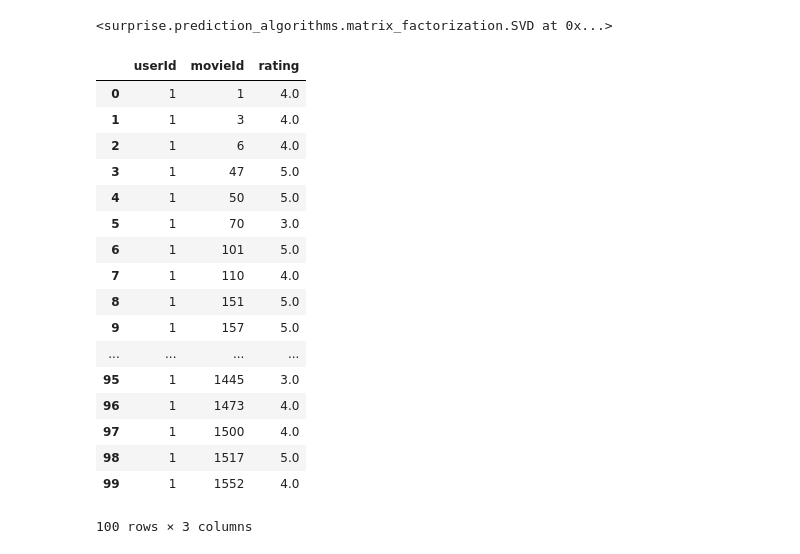
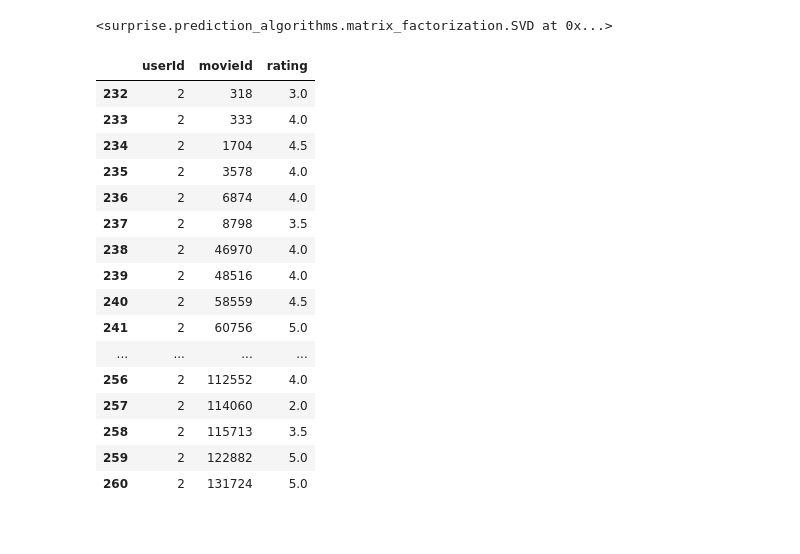
Before and after one commit to raissaccorreia/machine_learning, a Jupyter notebook: Matrix Factorization.ipynb, the cells around one changed output. Saved outputs shown, nothing was run; the diff lists cells and outputs as text; code cells hidden in the pictures.

```diff
--- a/Matrix Factorization.ipynb
+++ b/Matrix Factorization.ipynb
@@ -102,3 +100,6 @@ already_rated, predictions = recommend_movies(preds, 1, movies, ratings, 20)
+# %%
+user = 2 #id of user that will be tested
+already_rated, predictions = recommend_movies(preds, user, movies, ratings, 5)
 # %% [markdown]
 #### Filmes já avaliados pelo usuário
 # %%
@@ -195,24 +168,23 @@ svd.fit(trainset)
 # %% [output]
 <surprise.prediction_algorithms.matrix_factorization.SVD at 0x...>
 # %%
-ratings[ratings['userId'] == 1].head(100)
+ratings[ratings['userId'] == user].head(100)
 # %% [output]
 |  | userId | movieId | rating |
-| 0 | 1 | 1 | 4.0 |
-| 1 | 1 | 3 | 4.0 |
-| 2 | 1 | 6 | 4.0 |
-| 3 | 1 | 47 | 5.0 |
-| 4 | 1 | 50 | 5.0 |
-| 5 | 1 | 70 | 3.0 |
-| 6 | 1 | 101 | 5.0 |
-| 7 | 1 | 110 | 4.0 |
-| 8 | 1 | 151 | 5.0 |
-| 9 | 1 | 157 | 5.0 |
+| 232 | 2 | 318 | 3.0 |
+| 233 | 2 | 333 | 4.0 |
+| 234 | 2 | 1704 | 4.5 |
+| 235 | 2 | 3578 | 4.0 |
+| 236 | 2 | 6874 | 4.0 |
+| 237 | 2 | 8798 | 3.5 |
+| 238 | 2 | 46970 | 4.0 |
+| 239 | 2 | 48516 | 4.0 |
+| 240 | 2 | 58559 | 4.5 |
+| 241 | 2 | 60756 | 5.0 |
 | ... | ... | ... | ... |
-| 95 | 1 | 1445 | 3.0 |
-| 96 | 1 | 1473 | 4.0 |
-| 97 | 1 | 1500 | 4.0 |
-| 98 | 1 | 1517 | 5.0 |
-| 99 | 1 | 1552 | 4.0 |
+| 256 | 2 | 112552 | 4.0 |
+| 257 | 2 | 114060 | 2.0 |
+| 258 | 2 | 115713 | 3.5 |
+| 259 | 2 | 122882 | 5.0 |
+| 260 | 2 | 131724 | 5.0 |
-100 rows × 3 columns
 # %%
```
Also changed, not shown: parts of 8 cells of this notebook.
